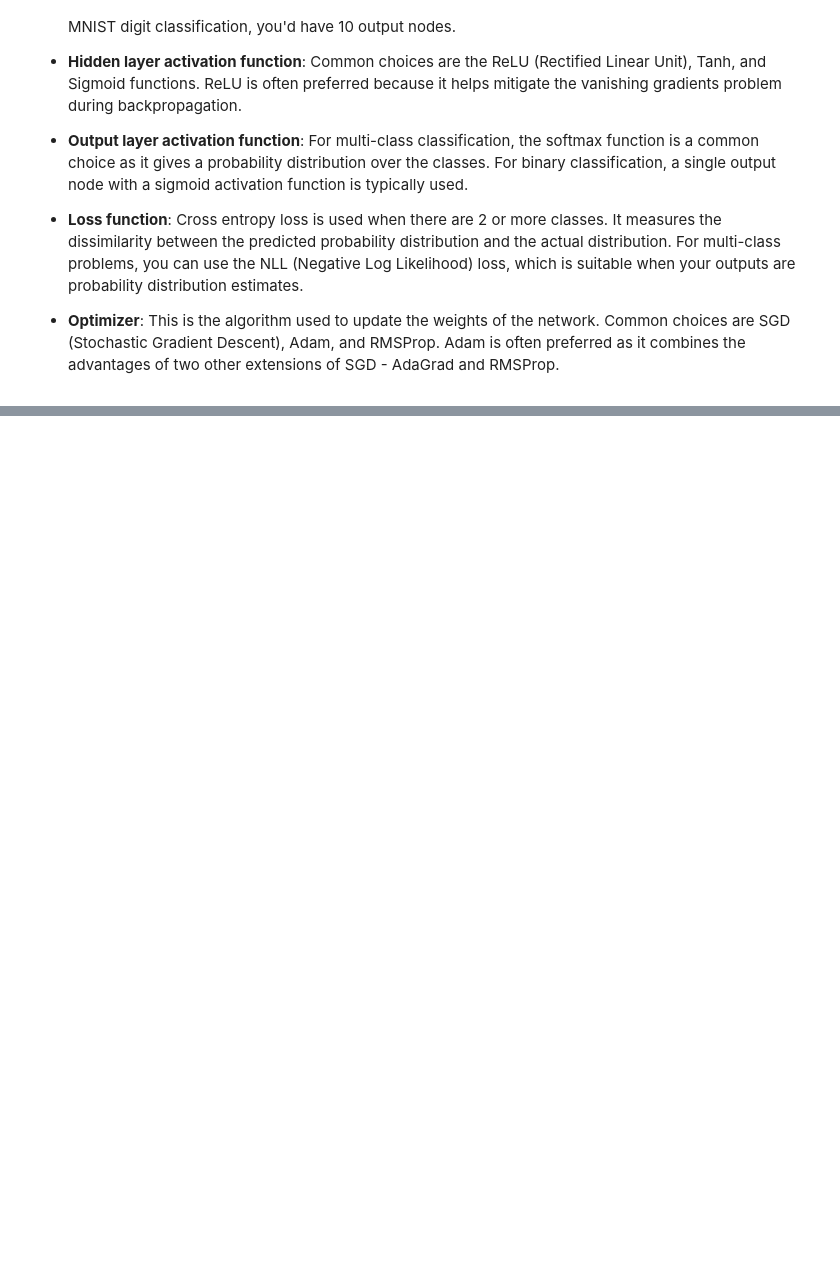
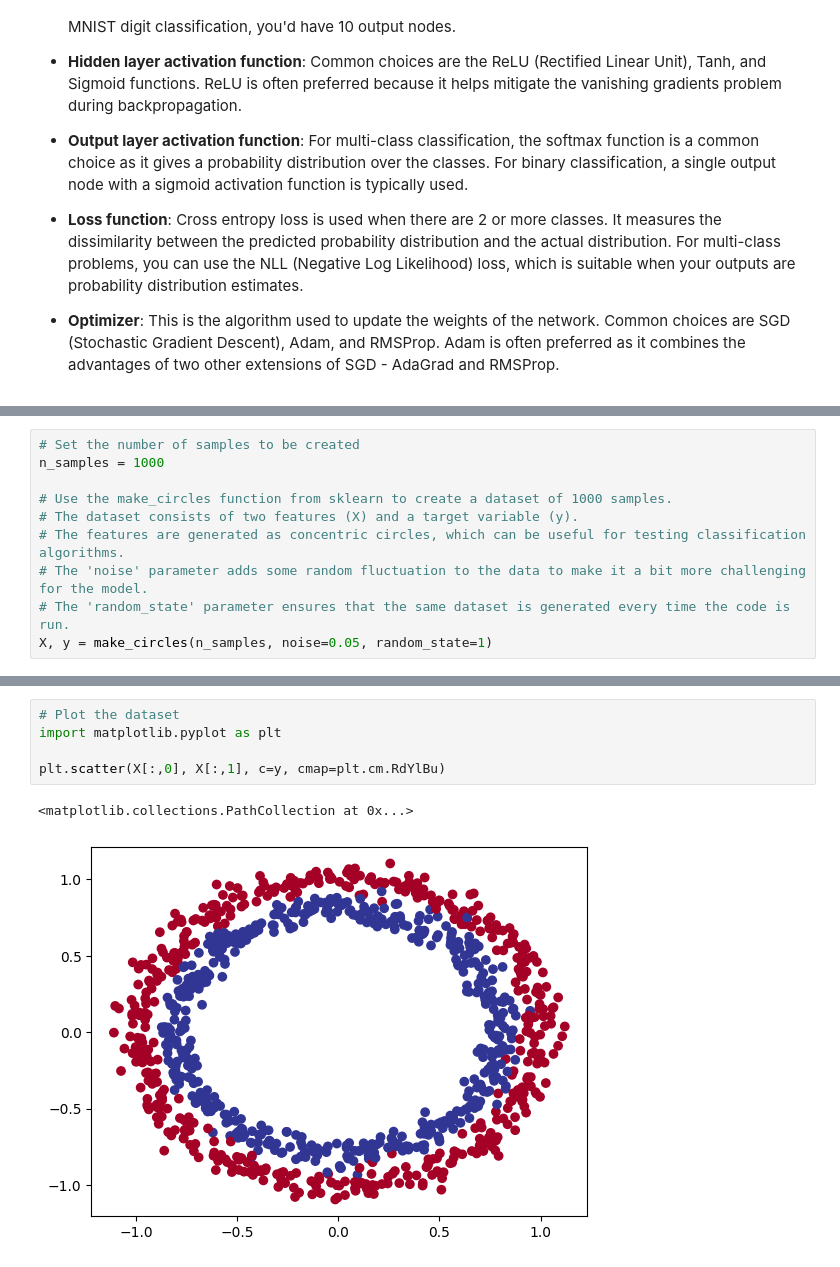
Before and after one commit to Sanjit10/Learning_pyTorch, a Jupyter notebook: tf-knugs/classification.ipynb, the cells around one changed output, grey strips where cells are left out. Drawn from its saved outputs; the diff is of its cells as text; blank space fills up the shorter version.

Commit message:
classification

```diff
--- a/tf-knugs/classification.ipynb
+++ b/tf-knugs/classification.ipynb
@@ -30,0 +85,10 @@ import sklearn
+# %%
+# Set the number of samples to be created
+n_samples = 1000
+
+# Use the make_circles function from sklearn to create a dataset of 1000 samples.
+# The dataset consists of two features (X) and a target variable (y).
+# The features are generated as concentric circles, which can be useful for testing classification algorithms.
+# The 'noise' parameter adds some random fluctuation to the data to make it a bit more challenging for the model.
+# The 'random_state' parameter ensures that the same dataset is generated every time the code is run.
+X, y = make_circles(n_samples, noise=0.05, random_state=1)
@@ -30,0 +126,8 @@ import sklearn
+# %%
+# Plot the dataset
+import matplotlib.pyplot as plt
+
+plt.scatter(X[:,0], X[:,1], c=y, cmap=plt.cm.RdYlBu)
+# %% [output]
+<matplotlib.collections.PathCollection at 0x...>
+[figure, added]
```
Also changed, not shown: parts of 42 cells of this notebook, 3 other files.
